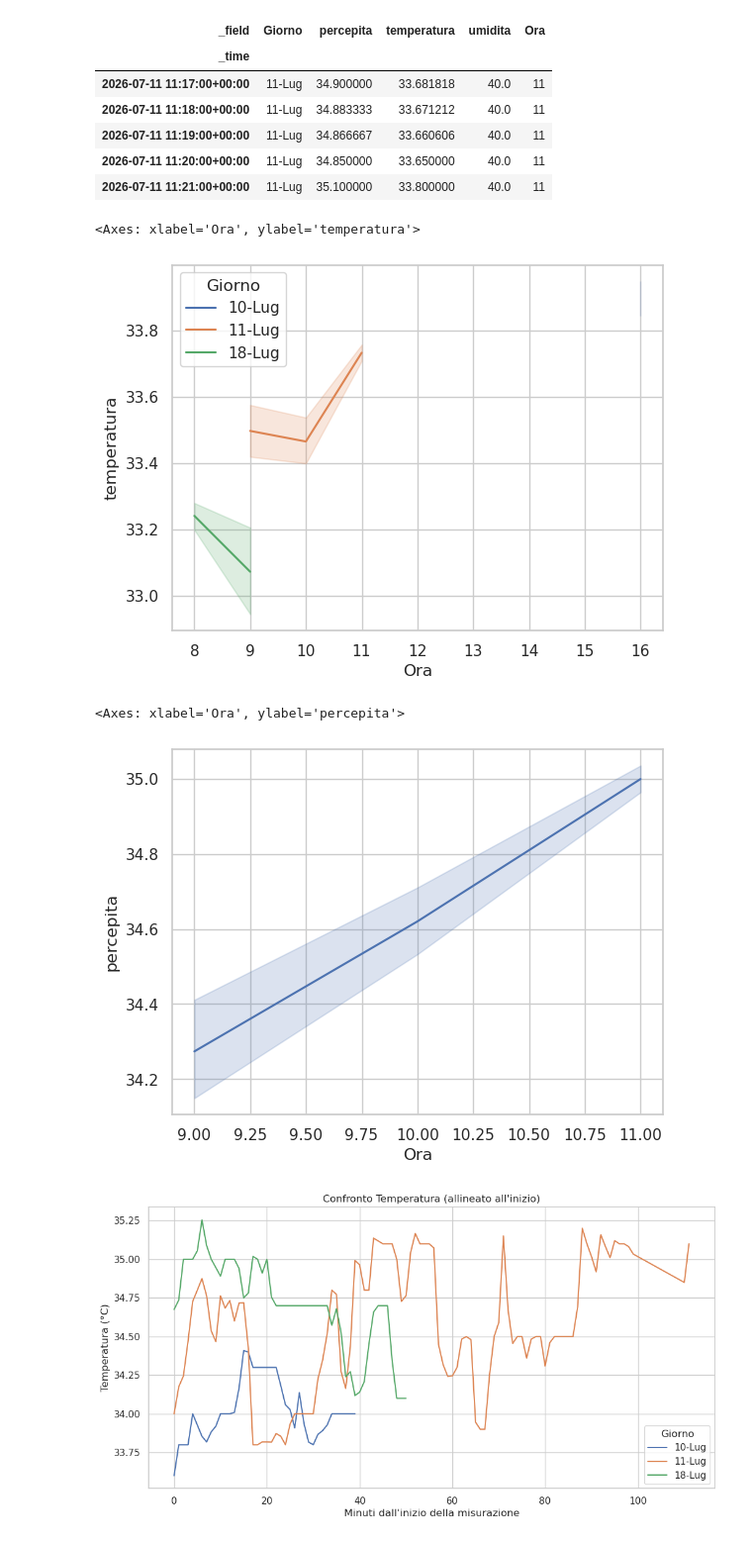
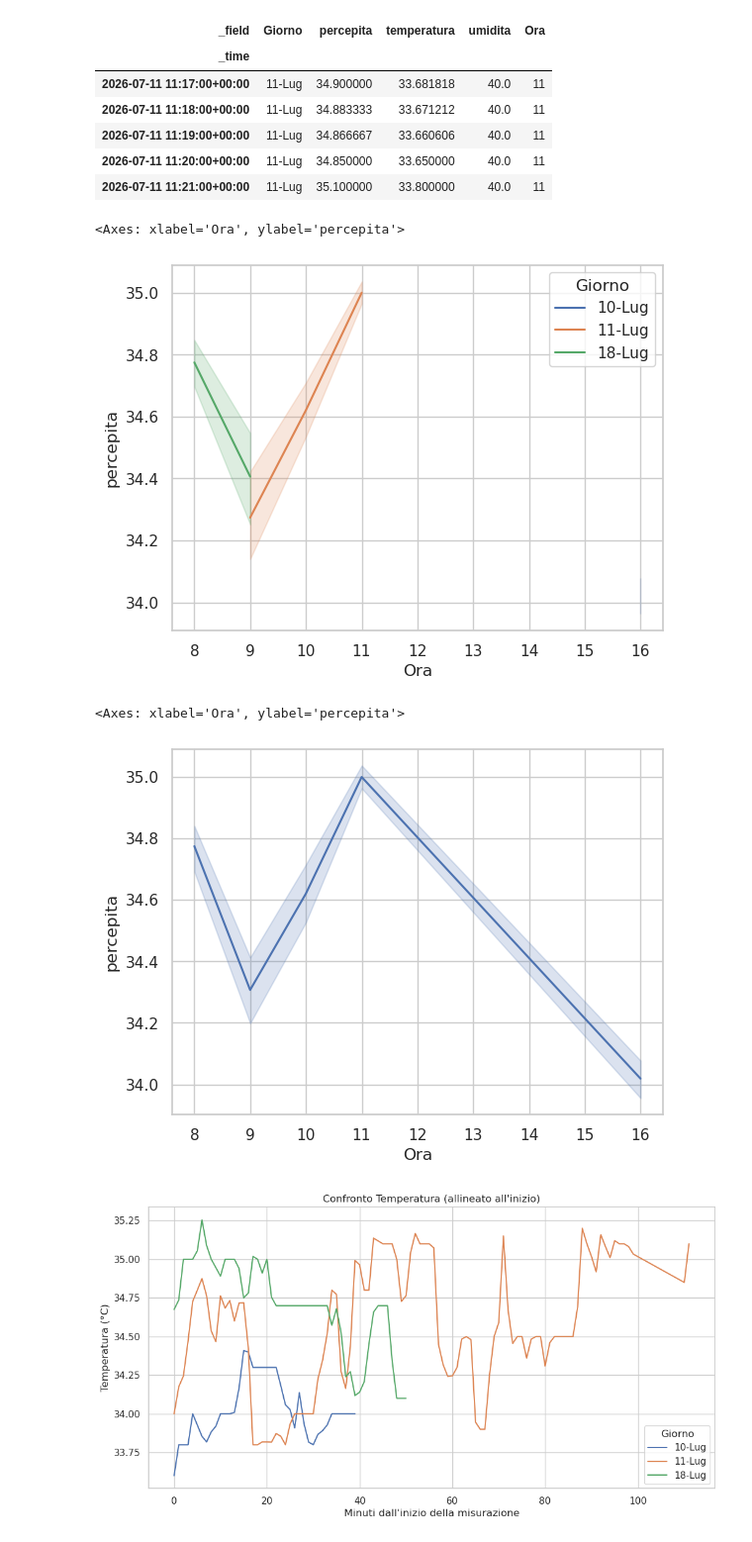
Before and after one commit to Linkyolo/grafana-raspi4-dht, a Jupyter notebook: analysis/18-luglio-2026.ipynb, the cells around one changed output. Shown at 99% size. Cells and saved outputs as stored; diff of their text form; code cells hidden in the pictures.

```diff
--- a/analysis/18-luglio-2026.ipynb
+++ b/analysis/18-luglio-2026.ipynb
@@ -212,16 +212,16 @@ all_data[all_data['Giorno'] == '11-Lug'].tail(5)
 | 2026-07-11 11:20:00+00:00 | 11-Lug | 34.850000 | 33.650000 | 40.0 | 11 |
 | 2026-07-11 11:21:00+00:00 | 11-Lug | 35.100000 | 33.800000 | 40.0 | 11 |
 # %%
-sns.lineplot(all_data, x='Ora', y='temperatura', hue='Giorno')
+sns.lineplot(all_data, x='Ora', y='percepita', hue='Giorno')
 # %% [output]
-<Axes: xlabel='Ora', ylabel='temperatura'>
+<Axes: xlabel='Ora', ylabel='percepita'>
-[figure, old version]
+[figure, new version]
 # %%
-df_11 = all_data[all_data['Giorno'] == '11-Lug']
-sns.lineplot(df_11,  y='percepita', x="Ora")
+#df_11 = all_data[all_data['Giorno'] == '18-Lug']
+sns.lineplot(all_data,  y='percepita', x="Ora")
 # %% [output]
 <Axes: xlabel='Ora', ylabel='percepita'>
-[figure, old version]
+[figure, new version]
 # %%
 df_plot = all_data.copy()
 df_plot = df_plot.reset_index()
```
Also changed, not shown: 6 other files.
